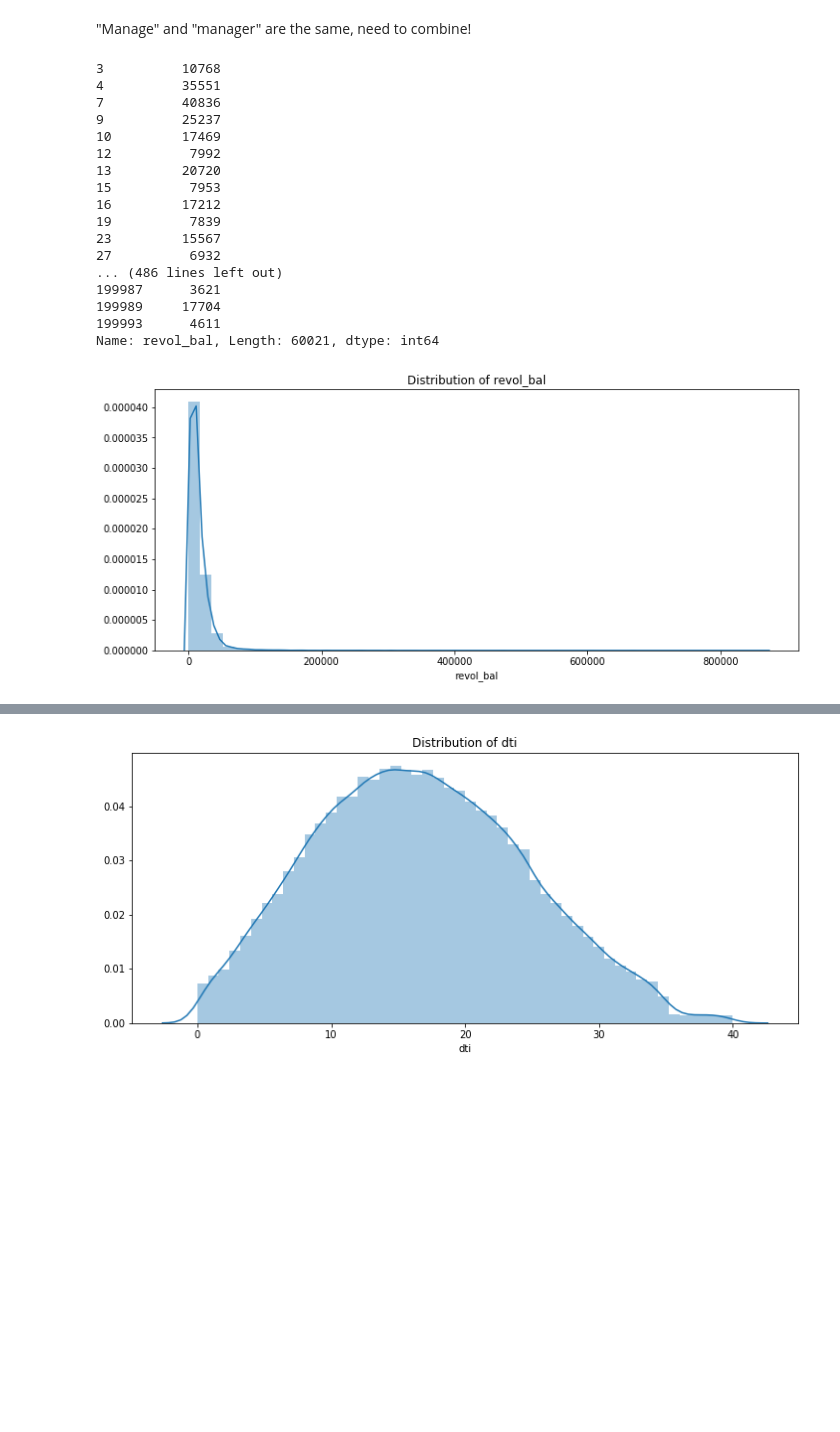
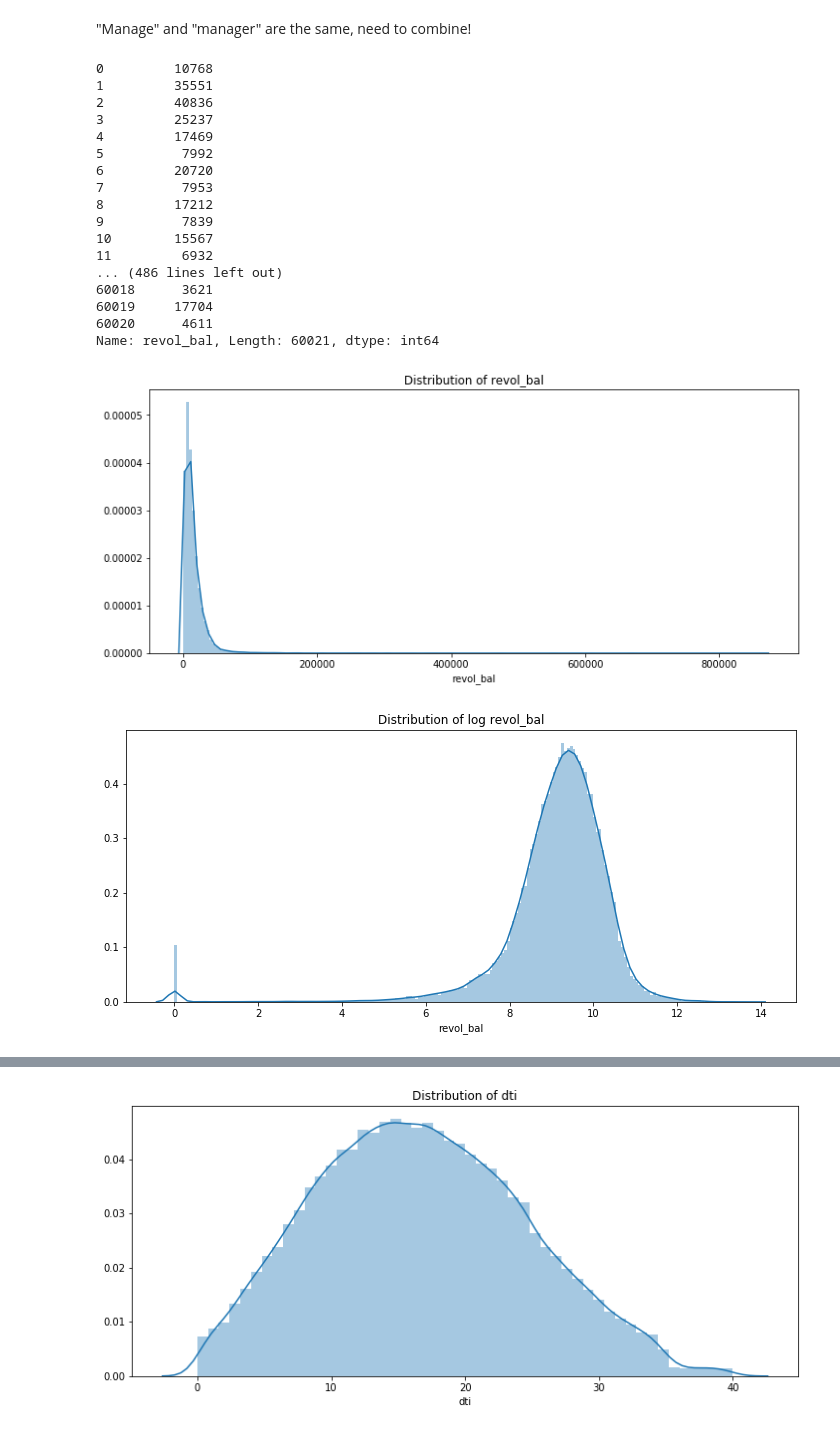
Before and after one commit to thoang3/portfolio, a Jupyter notebook: Data_Analysis/take home challenge/challenge.ipynb, the cells around one changed output, grey strips where cells are left out. Cells and saved outputs as stored; diff of their text form; code cells hidden in the pictures; blank space fills up the shorter version.

```diff
--- a/Data_Analysis/take home challenge/challenge.ipynb
+++ b/Data_Analysis/take home challenge/challenge.ipynb
@@ -186,6 +178,8 @@ app_train.default.value_counts()
 Name: default, dtype: int64
 # %%
 app_train = app_train[(app_train.default == 0) | (app_train.default == 1)]
+app_train.reset_index(inplace=True)
+app_train.drop(columns=['index'], inplace=True)
 app_train
 # %% [output]
 |  | id | loan_status | mths_since_last_major_derog | revol_bal | purpose | addr_state | title | home_ownership | ... |
@@ -405,27 +388,36 @@ Name: emp_title, Length: 37719, dtype: int64
 # %%
 app_train.revol_bal
 # %% [output]
-3          10768
-4          35551
-7          40836
-9          25237
-10         17469
-12          7992
-13         20720
-15          7953
-16         17212
-19          7839
-23         15567
-27          6932
+0         10768
+1         35551
+2         40836
+3         25237
+4         17469
+5          7992
+6         20720
+7          7953
+8         17212
+9          7839
+10        15567
+11         6932
 ... (486 lines left out)
-199987      3621
-199989     17704
-199993      4611
+60018      3621
+60019     17704
+60020      4611
 Name: revol_bal, Length: 60021, dtype: int64
 # %%
 # Handling "revol_bal", "dti", and "annual_inc". Distribution of "revol_bal"
 plt.figure(figsize=(12,5))
 plt.title("Distribution of revol_bal")
-ax = sns.distplot(app_train["revol_bal"])
+ax = sns.distplot(app_train["revol_bal"], bins=200)
+
+log_data = np.log(app_train["revol_bal"]+1)
+# Handling "revol_bal", "dti", and "annual_inc". Distribution of "revol_bal"
+plt.figure(figsize=(12,5))
+plt.title("Distribution of log revol_bal")
+ax = sns.distplot(log_data, bins=200)
+app_train['revol_bal'] = log_data
+#plt.hist(heights['Height'], bins = 6)
 # %% [output]
-[figure, old version]
+[figure, new version]
+[figure, added]
```
Also changed, not shown: parts of 70 cells of this notebook, 5 other files.
